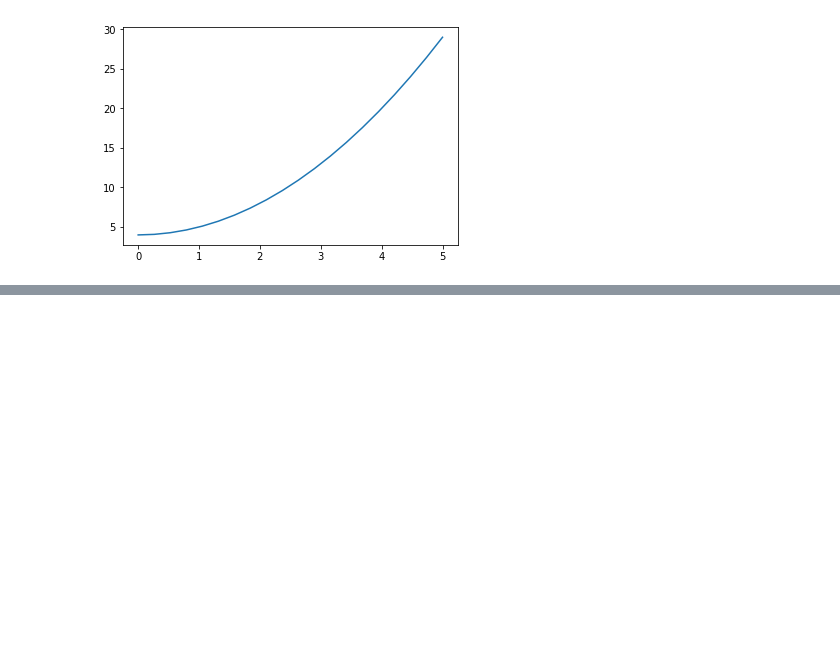
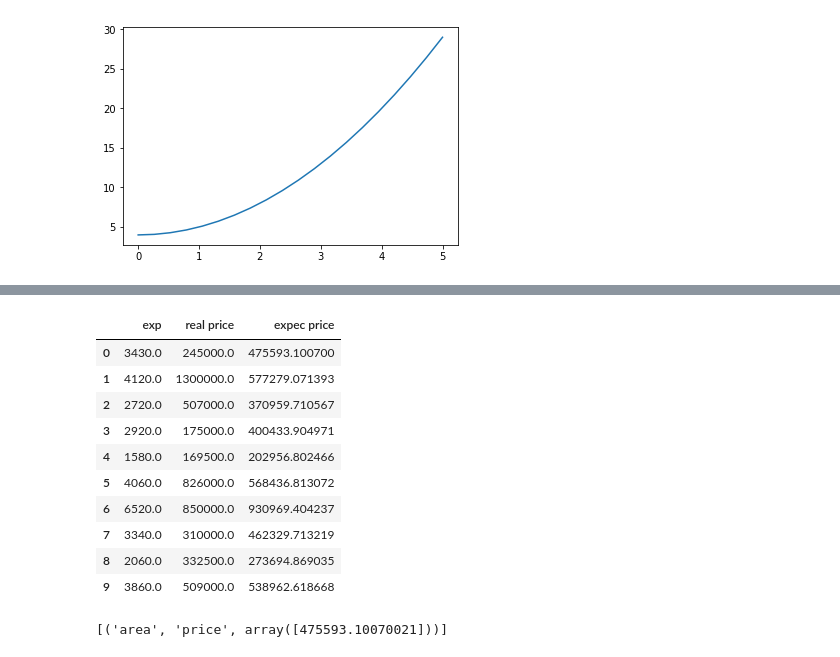
Before and after one commit to Ghost-kaze/trainig, a Jupyter notebook: day 12-13.ipynb, the cells around one changed output, grey strips where cells are left out. Saved outputs shown, nothing was run; the diff lists cells and outputs as text; code cells hidden in the pictures; blank space fills up the shorter version.

```diff
--- a/day 12-13.ipynb
+++ b/day 12-13.ipynb
@@ -104,0 +134,16 @@ z,y
+# %%
+df = DataFrame(data=concatenate((X_test,Y_test,y_pred), axis=1),columns=["exp","real price","expec price"])
+# %%
+df.head(10)
+# %% [output]
+|  | exp | real price | expec price |
+| 0 | 3430.0 | 245000.0 | 475593.100700 |
+| 1 | 4120.0 | 1300000.0 | 577279.071393 |
+| 2 | 2720.0 | 507000.0 | 370959.710567 |
+| 3 | 2920.0 | 175000.0 | 400433.904971 |
+| 4 | 1580.0 | 169500.0 | 202956.802466 |
+| 5 | 4060.0 | 826000.0 | 568436.813072 |
+| 6 | 6520.0 | 850000.0 | 930969.404237 |
+| 7 | 3340.0 | 310000.0 | 462329.713219 |
+| 8 | 2060.0 | 332500.0 | 273694.869035 |
+| 9 | 3860.0 | 509000.0 | 538962.618668 |
@@ -104,0 +152,4 @@ z,y
+# %%
+print(x)
+# %% [output]
+[('area', 'price', array([475593.10070021]))]
```
Also changed, not shown: parts of 19 cells of this notebook, 3 other files.
